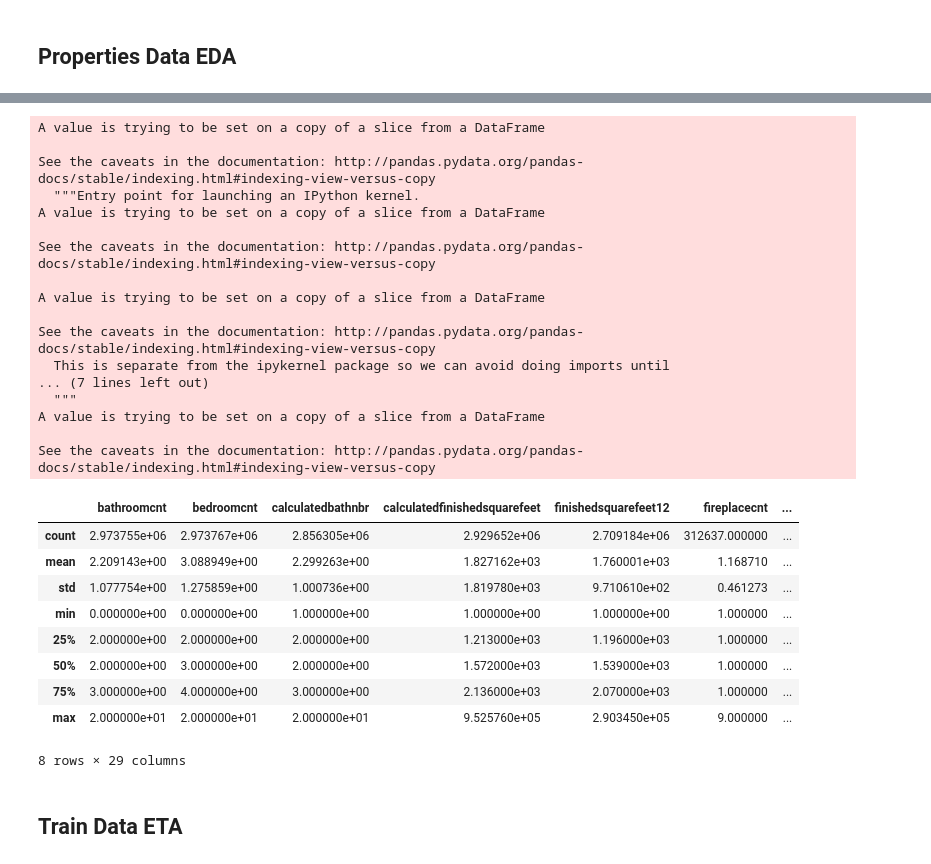
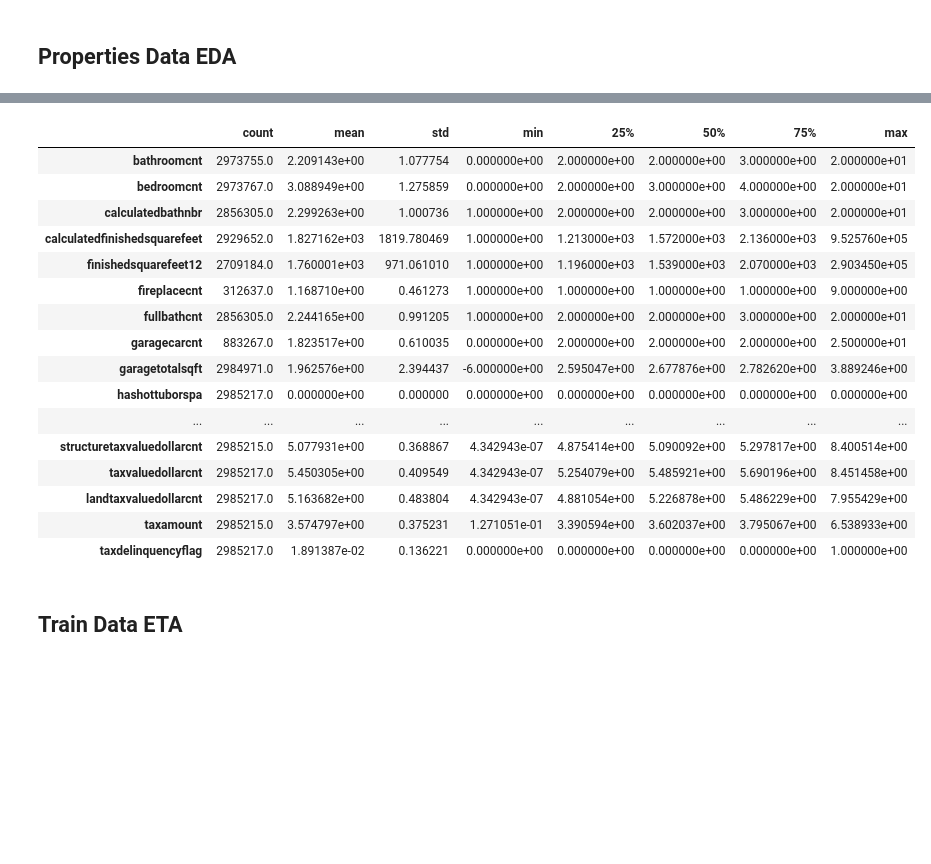
Before and after one commit to AustinDoolittle/W207-Final-Project, a Jupyter notebook: combined_eda.ipynb, the cells around one changed output, grey strips where cells are left out. Drawn from its saved outputs; the diff is of its cells as text; code cells hidden in the pictures; blank space fills up the shorter version.

```diff
--- a/combined_eda.ipynb
+++ b/combined_eda.ipynb
@@ -100,54 +100,44 @@ def convert_yn(x):
 
 properties_2016['hashottuborspa'] = properties_2016['hashottuborspa'].map(convert_yn)
 properties_2016['taxdelinquencyflag'] = properties_2016['taxdelinquencyflag'].map(convert_yn)
-# %%
-# transform columns with very large st dev to log
-with errstate(divide='ignore'):
-    properties_2016['structuretaxvaluedollarcnt'] = np.log10(properties_2016['structuretaxvaluedollarcnt'])
-    properties_2016['taxvaluedollarcnt'] = np.log10(properties_2016['taxvaluedollarcnt'])
-    properties_2016['landtaxvaluedollarcnt'] = np.log10(properties_2016['landtaxvaluedollarcnt'])
-    properties_2016['taxamount'] = np.log10(properties_2016['taxamount'])
-    properties_2016['lotsizesquarefeet'] = np.log10(properties_2016['lotsizesquarefeet'])
-    properties_2016['garagetotalsqft'] = np.log10(properties_2016['garagetotalsqft'])
-# %%
-properties_2016['structuretaxvaluedollarcnt'][isneginf(properties_2016['structuretaxvaluedollarcnt'])]=0
-properties_2016['taxvaluedollarcnt'][isneginf(properties_2016['taxvaluedollarcnt'])]=0
-properties_2016['landtaxvaluedollarcnt'][isneginf(properties_2016['landtaxvaluedollarcnt'])]=0
-properties_2016['taxamount'][isneginf(properties_2016['taxamount'])]=0
-properties_2016['lotsizesquarefeet'][isneginf(properties_2016['lotsizesquarefeet'])]=0
-properties_2016['garagetotalsqft'][isneginf(properties_2016['garagetotalsqft'])]=0
-# %% [output]
-A value is trying to be set on a copy of a slice from a DataFrame
-
-See the caveats in the documentation: http://pandas.pydata.org/pandas-docs/stable/indexing.html#indexing-view-versus-copy
-  """Entry point for launching an IPython kernel.
-A value is trying to be set on a copy of a slice from a DataFrame
-
-See the caveats in the documentation: http://pandas.pydata.org/pandas-docs/stable/indexing.html#indexing-view-versus-copy
-
-A value is trying to be set on a copy of a slice from a DataFrame
-
-See the caveats in the documentation: http://pandas.pydata.org/pandas-docs/stable/indexing.html#indexing-view-versus-copy
-  This is separate from the ipykernel package so we can avoid doing imports until
-... (7 lines left out)
-  """
-A value is trying to be set on a copy of a slice from a DataFrame
-
-See the caveats in the documentation: http://pandas.pydata.org/pandas-docs/stable/indexing.html#indexing-view-versus-copy
+# %%
+# Interpolate missing values for the following columns
+interpolate_columns = ['structuretaxvaluedollarcnt', 'taxvaluedollarcnt', \
+                      'landtaxvaluedollarcnt', 'taxamount', 'lotsizesquarefeet', \
+                      'garagetotalsqft']
+
+# default interpolation method is linear, let's just stick with that
+for column in interpolate_columns:
+    properties_2016[column].interpolate(inplace=True)
+# %%
+# transform columns with very large st dev to log
+log_transform_columns = ['structuretaxvaluedollarcnt', 'taxvaluedollarcnt', 'landtaxvaluedollarcnt', \
+                        'taxamount', 'lotsizesquarefeet', 'garagetotalsqft']
+
+eps = 1e-6
+for column in log_transform_columns:
+    properties_2016[column] = np.log10(properties_2016[column] + eps)
 # %%
 properties_2016.shape
-properties_2016.describe()
+properties_2016.describe().transpose()
 # %% [output]
-|  | bathroomcnt | bedroomcnt | calculatedbathnbr | calculatedfinishedsquarefeet | finishedsquarefeet12 | fireplacecnt | ... |
-| count | 2.973755e+06 | 2.973767e+06 | 2.856305e+06 | 2.929652e+06 | 2.709184e+06 | 312637.000000 | ... |
-| mean | 2.209143e+00 | 3.088949e+00 | 2.299263e+00 | 1.827162e+03 | 1.760001e+03 | 1.168710 | ... |
-| std | 1.077754e+00 | 1.275859e+00 | 1.000736e+00 | 1.819780e+03 | 9.710610e+02 | 0.461273 | ... |
-| min | 0.000000e+00 | 0.000000e+00 | 1.000000e+00 | 1.000000e+00 | 1.000000e+00 | 1.000000 | ... |
-| 25% | 2.000000e+00 | 2.000000e+00 | 2.000000e+00 | 1.213000e+03 | 1.196000e+03 | 1.000000 | ... |
-| 50% | 2.000000e+00 | 3.000000e+00 | 2.000000e+00 | 1.572000e+03 | 1.539000e+03 | 1.000000 | ... |
-| 75% | 3.000000e+00 | 4.000000e+00 | 3.000000e+00 | 2.136000e+03 | 2.070000e+03 | 1.000000 | ... |
-| max | 2.000000e+01 | 2.000000e+01 | 2.000000e+01 | 9.525760e+05 | 2.903450e+05 | 9.000000 | ... |
+|  | count | mean | std | min | 25% | 50% | 75% | max |
+| bathroomcnt | 2973755.0 | 2.209143e+00 | 1.077754 | 0.000000e+00 | 2.000000e+00 | 2.000000e+00 | 3.000000e+00 | 2.000000e+01 |
+| bedroomcnt | 2973767.0 | 3.088949e+00 | 1.275859 | 0.000000e+00 | 2.000000e+00 | 3.000000e+00 | 4.000000e+00 | 2.000000e+01 |
+| calculatedbathnbr | 2856305.0 | 2.299263e+00 | 1.000736 | 1.000000e+00 | 2.000000e+00 | 2.000000e+00 | 3.000000e+00 | 2.000000e+01 |
+| calculatedfinishedsquarefeet | 2929652.0 | 1.827162e+03 | 1819.780469 | 1.000000e+00 | 1.213000e+03 | 1.572000e+03 | 2.136000e+03 | 9.525760e+05 |
+| finishedsquarefeet12 | 2709184.0 | 1.760001e+03 | 971.061010 | 1.000000e+00 | 1.196000e+03 | 1.539000e+03 | 2.070000e+03 | 2.903450e+05 |
+| fireplacecnt | 312637.0 | 1.168710e+00 | 0.461273 | 1.000000e+00 | 1.000000e+00 | 1.000000e+00 | 1.000000e+00 | 9.000000e+00 |
+| fullbathcnt | 2856305.0 | 2.244165e+00 | 0.991205 | 1.000000e+00 | 2.000000e+00 | 2.000000e+00 | 3.000000e+00 | 2.000000e+01 |
+| garagecarcnt | 883267.0 | 1.823517e+00 | 0.610035 | 0.000000e+00 | 2.000000e+00 | 2.000000e+00 | 2.000000e+00 | 2.500000e+01 |
+| garagetotalsqft | 2984971.0 | 1.962576e+00 | 2.394437 | -6.000000e+00 | 2.595047e+00 | 2.677876e+00 | 2.782620e+00 | 3.889246e+00 |
+| hashottuborspa | 2985217.0 | 0.000000e+00 | 0.000000 | 0.000000e+00 | 0.000000e+00 | 0.000000e+00 | 0.000000e+00 | 0.000000e+00 |
+| ... | ... | ... | ... | ... | ... | ... | ... | ... |
+| structuretaxvaluedollarcnt | 2985215.0 | 5.077931e+00 | 0.368867 | 4.342943e-07 | 4.875414e+00 | 5.090092e+00 | 5.297817e+00 | 8.400514e+00 |
+| taxvaluedollarcnt | 2985217.0 | 5.450305e+00 | 0.409549 | 4.342943e-07 | 5.254079e+00 | 5.485921e+00 | 5.690196e+00 | 8.451458e+00 |
+| landtaxvaluedollarcnt | 2985217.0 | 5.163682e+00 | 0.483804 | 4.342943e-07 | 4.881054e+00 | 5.226878e+00 | 5.486229e+00 | 7.955429e+00 |
+| taxamount | 2985215.0 | 3.574797e+00 | 0.375231 | 1.271051e-01 | 3.390594e+00 | 3.602037e+00 | 3.795067e+00 | 6.538933e+00 |
+| taxdelinquencyflag | 2985217.0 | 1.891387e-02 | 0.136221 | 0.000000e+00 | 0.000000e+00 | 0.000000e+00 | 0.000000e+00 | 1.000000e+00 |
-8 rows × 29 columns
 # %% [markdown]
 ## Train Data ETA
 # %%
```
Also changed, not shown: parts of 4 cells of this notebook.
